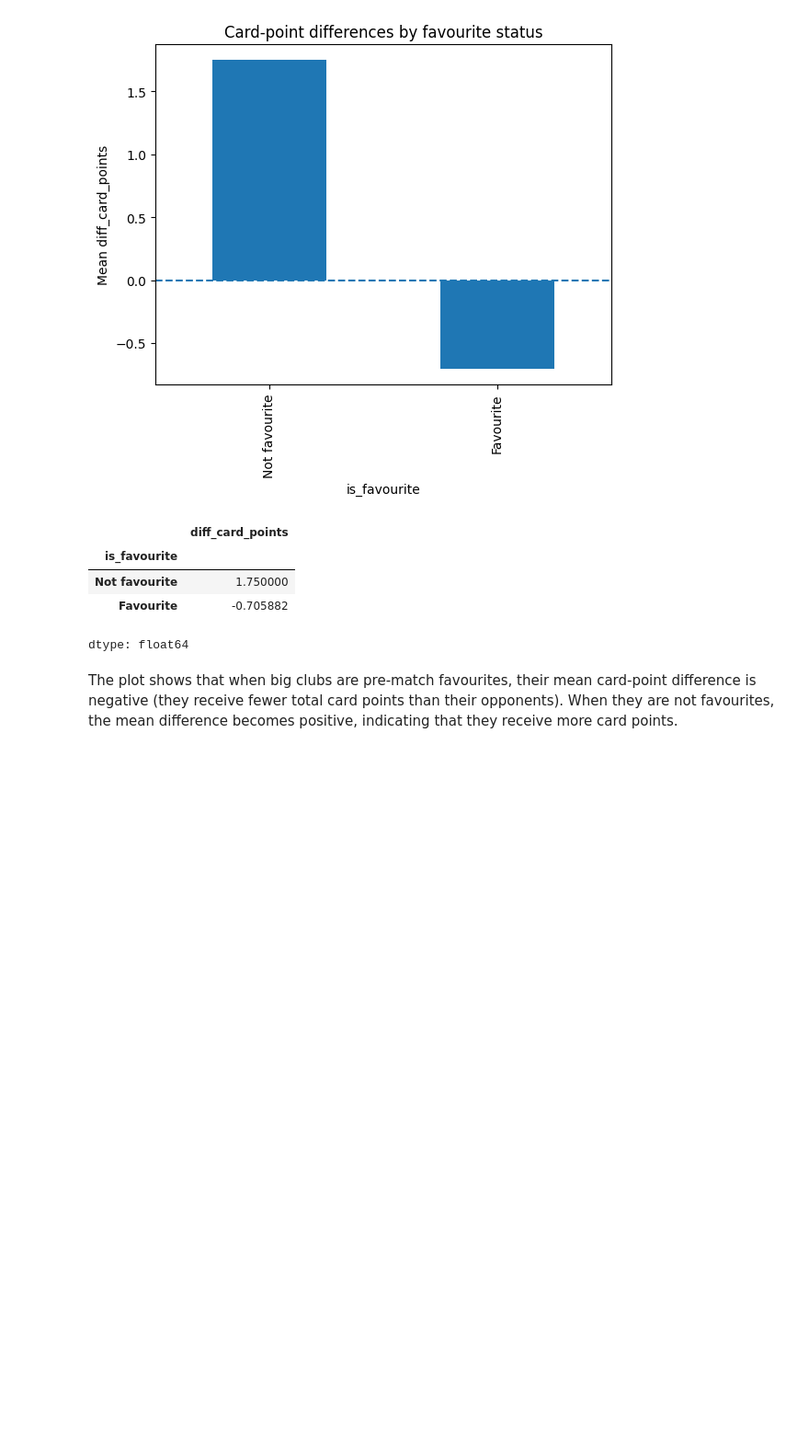
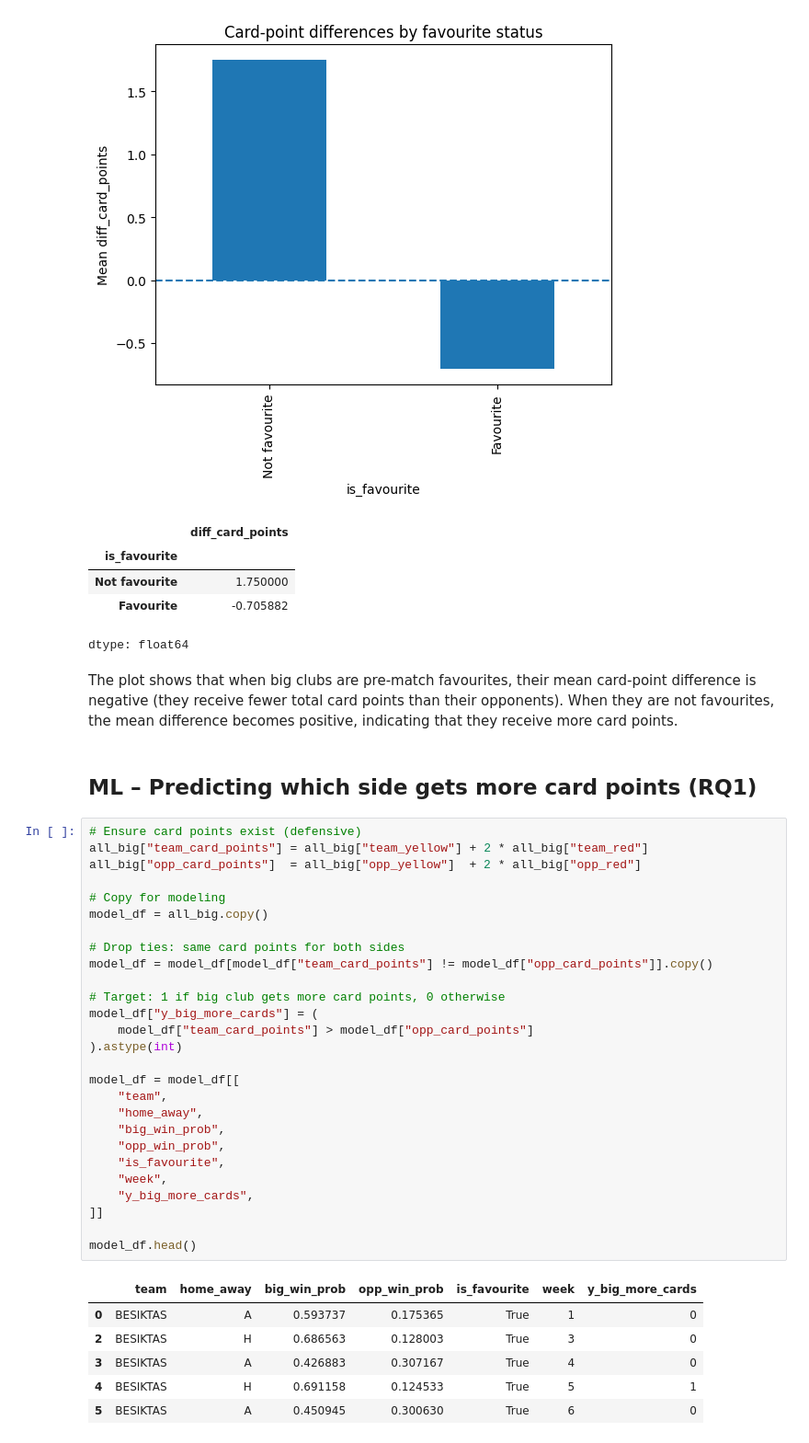
Before and after one commit to um1tberke/FairCardsInTurkishSuperLeague-DSA210Project, a Jupyter notebook: FairCardsInTurkishSuperLeague.ipynb, the cells around one changed output. Shown at 92% size. Cells and saved outputs as stored; diff of their text form; blank space fills up the shorter version.

```diff
--- a/FairCardsInTurkishSuperLeague.ipynb
+++ b/FairCardsInTurkishSuperLeague.ipynb
@@ -534,3 +534,39 @@ fav_diff
 dtype: float64
 # %% [markdown]
 The plot shows that when big clubs are pre-match favourites, their mean card-point difference is negative (they receive fewer total card points than their opponents). When they are not favourites, the mean difference becomes positive, indicating that they receive more card points.
+# %% [markdown]
+## ML – Predicting which side gets more card points (RQ1)
+# %%
+# Ensure card points exist (defensive)
+all_big["team_card_points"] = all_big["team_yellow"] + 2 * all_big["team_red"]
+all_big["opp_card_points"]  = all_big["opp_yellow"]  + 2 * all_big["opp_red"]
+
+# Copy for modeling
+model_df = all_big.copy()
+
+# Drop ties: same card points for both sides
+model_df = model_df[model_df["team_card_points"] != model_df["opp_card_points"]].copy()
+
+# Target: 1 if big club gets more card points, 0 otherwise
+model_df["y_big_more_cards"] = (
+    model_df["team_card_points"] > model_df["opp_card_points"]
+).astype(int)
+
+model_df = model_df[[
+    "team",
+    "home_away",
+    "big_win_prob",
+    "opp_win_prob",
+    "is_favourite",
+    "week",
+    "y_big_more_cards",
+]]
+
+model_df.head()
+# %% [output]
+|  | team | home_away | big_win_prob | opp_win_prob | is_favourite | week | y_big_more_cards |
+| 0 | BESIKTAS | A | 0.593737 | 0.175365 | True | 1 | 0 |
+| 2 | BESIKTAS | H | 0.686563 | 0.128003 | True | 3 | 0 |
+| 3 | BESIKTAS | A | 0.426883 | 0.307167 | True | 4 | 0 |
+| 4 | BESIKTAS | H | 0.691158 | 0.124533 | True | 5 | 1 |
+| 5 | BESIKTAS | A | 0.450945 | 0.300630 | True | 6 | 0 |
```
Also changed, not shown: parts of 6 cells of this notebook.
